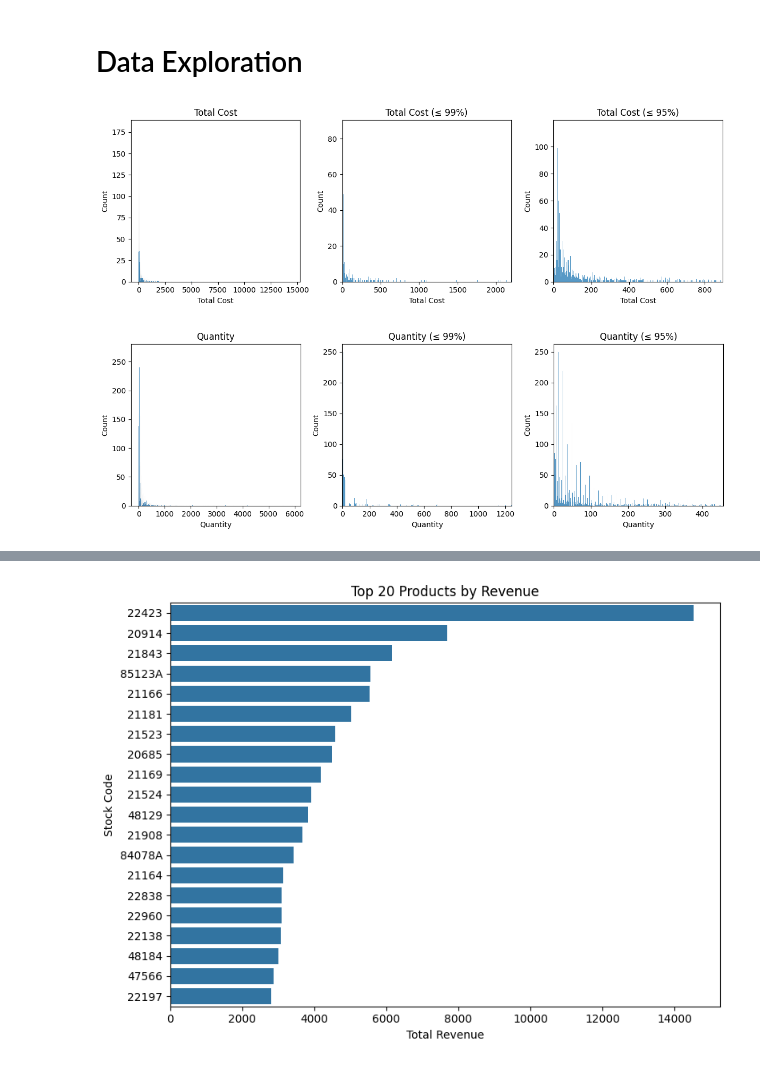
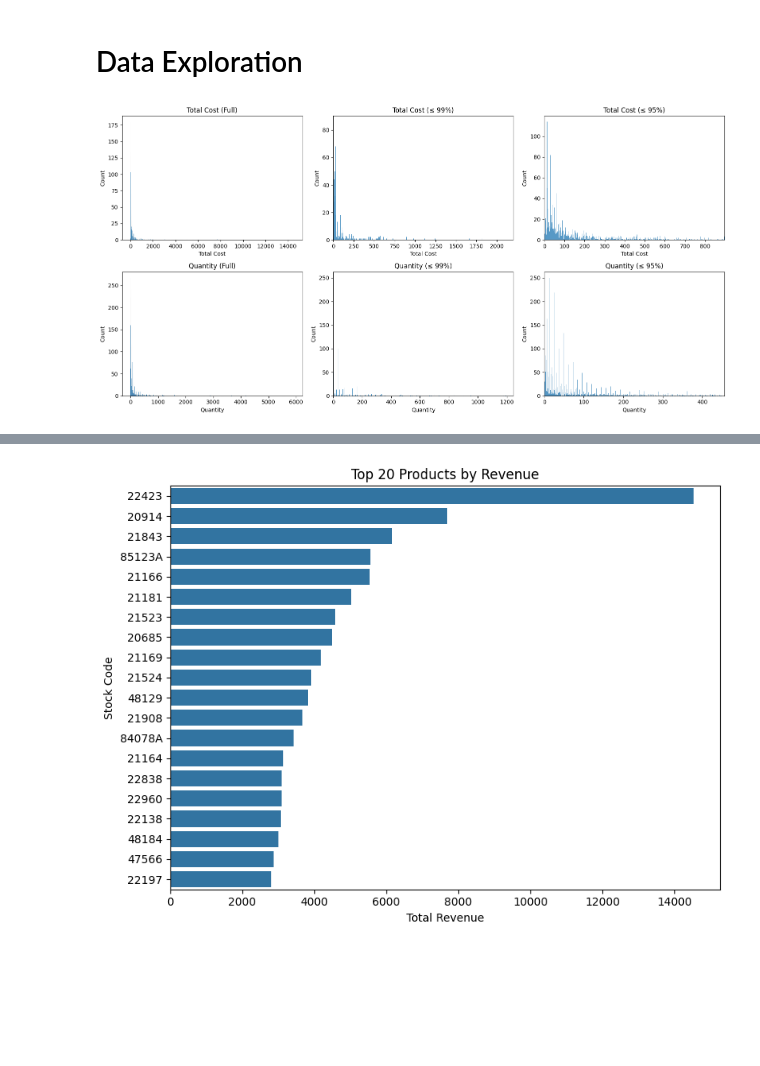
Before and after one commit to Ri-Dearg/ca2-market-retail, a Jupyter notebook: ca2-market-retail.ipynb, the cells around one changed output, grey strips where cells are left out. Cells and saved outputs as stored; diff of their text form; code cells hidden in the pictures; blank space fills up the shorter version.

Commit message:
refactor: ♻️ comnine histplots for quantity, cost

```diff
--- a/ca2-market-retail.ipynb
+++ b/ca2-market-retail.ipynb
@@ -431,43 +431,34 @@ product_revenue.to_csv('stock_revenue.csv')
 # %% [markdown]
 # Data Exploration
 # %%
-# Plot the distribution of average purchase price per product
-fig, axes = plt.subplots(1, 3, figsize=(12, 4))
+fig, axes = plt.subplots(2, 3, figsize=(16, 8))
 
-sns.histplot(product_revenue['Total Cost'], binwidth=3, ax=axes[0])
-axes[0].set_title('Total Cost')
+metrics = [
+    ('Total Cost', 'Total Cost'),
+    ('Quantity', 'Quantity'),
+]
 
-sns.histplot(product_revenue['Total Cost'], binwidth=0.5, ax=axes[1])
-axes[1].set_xlim(0, product_revenue['Total Cost'].quantile(0.99))
-axes[1].set_title('Total Cost (≤ 99%)')
+views = [
+    ('Full', None, 3),
+    ('≤ 99%', 0.99, 0.5),
+    ('≤ 95%', 0.95, 1),
+]
 
-sns.histplot(product_revenue['Total Cost'], binwidth=1, ax=axes[2])
-axes[2].set_xlim(0, product_revenue['Total Cost'].quantile(0.95))
-axes[2].set_title('Total Cost (≤ 95%)')
+for row, (col, title_prefix) in enumerate(metrics):
+    for col_idx, (label, q, bw) in enumerate(views):
+        ax = axes[row, col_idx]
+
+        sns.histplot(product_revenue[col], binwidth=bw, ax=ax)
+
+        if q is not None:
+            ax.set_xlim(0, product_revenue[col].quantile(q))
+
+        ax.set_title(f'{title_prefix} ({label})')
 
 plt.tight_layout()
 plt.show()
 # %% [output]
-[figure, old version]
+[figure, new version]
-# %%
-# Plot the distribution of quantity per product
-fig, axes = plt.subplots(1, 3, figsize=(12, 4))
-
-sns.histplot(product_revenue['Quantity'], binwidth=3, ax=axes[0])
-axes[0].set_title('Quantity')
-
-sns.histplot(product_revenue['Quantity'], binwidth=0.5, ax=axes[1])
-axes[1].set_xlim(0, product_revenue['Quantity'].quantile(0.99))
-axes[1].set_title('Quantity (≤ 99%)')
-
-sns.histplot(product_revenue['Quantity'], binwidth=1, ax=axes[2])
-axes[2].set_xlim(0, product_revenue['Quantity'].quantile(0.95))
-axes[2].set_title('Quantity (≤ 95%)')
-
-plt.tight_layout()
-plt.show()
-# %% [output]
-[figure, removed]
 # %%
 top_20_products_cost = product_revenue.sort_values(
     'Total Cost', ascending=False
```
Also changed, not shown: parts of 3 cells of this notebook.
